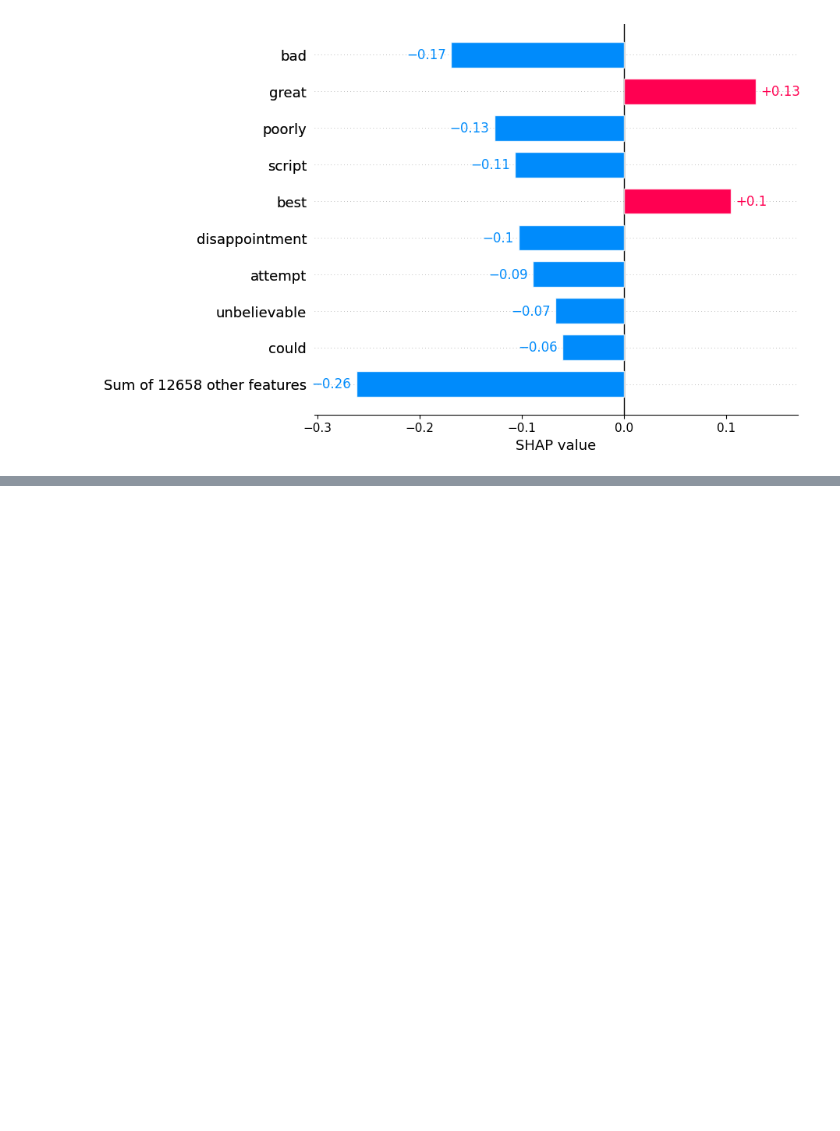
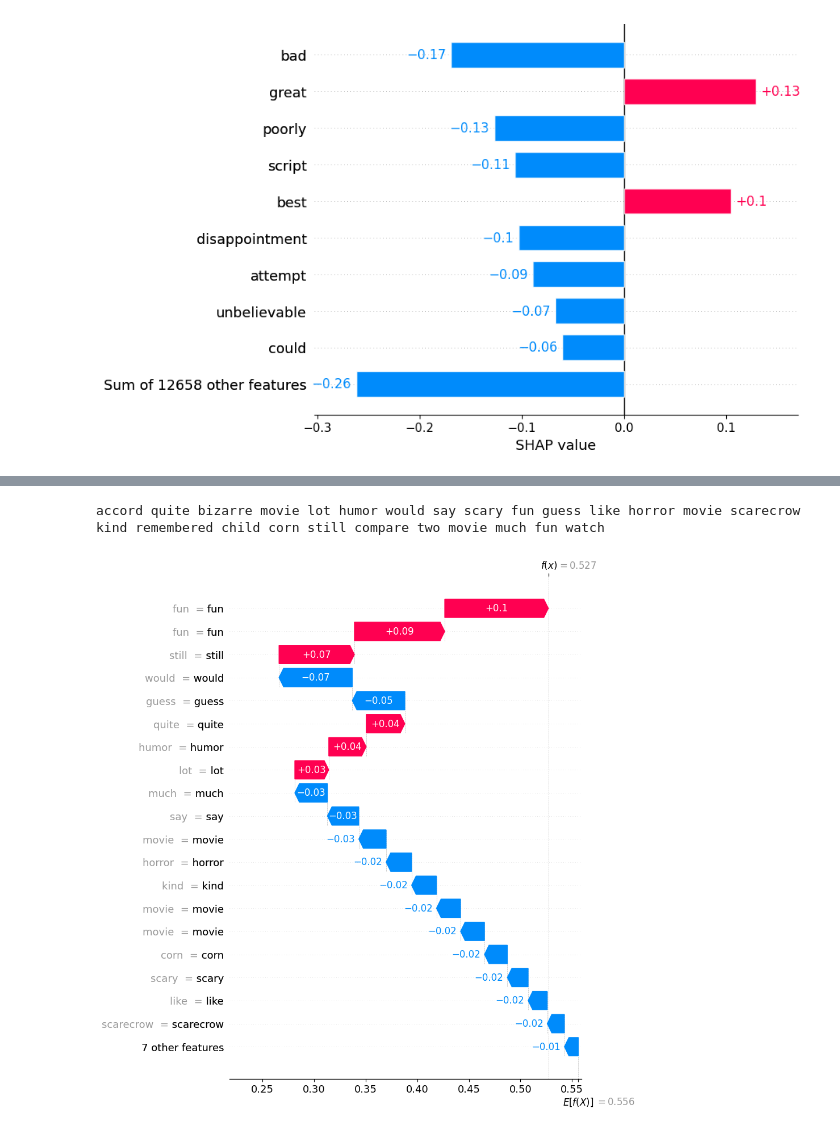
Before and after one commit to wideraHannes/SHAP-In-NLP, a Jupyter notebook: Sentiment/models/logisticREG.ipynb, the cells around one changed output, grey strips where cells are left out. Cells and saved outputs as stored; diff of their text form; code cells hidden in the pictures; blank space fills up the shorter version.

```diff
--- a/Sentiment/models/logisticREG.ipynb
+++ b/Sentiment/models/logisticREG.ipynb
@@ -264,0 +310,7 @@ Comparing sparse matrices using == is inefficient, try using != instead.
+# %%
+print(corpus_test[4])
+shap.plots.waterfall(shap_values[4,:, 1], max_display=20)
+shap.plots.text(shap_values[4,:, 1])
+# %% [output]
+accord quite bizarre movie lot humor would say scary fun guess like horror movie scarecrow kind remembered child corn still compare two movie much fun watch
+[figure, added]
```
Also changed, not shown: parts of 13 cells of this notebook, 1 other file.
